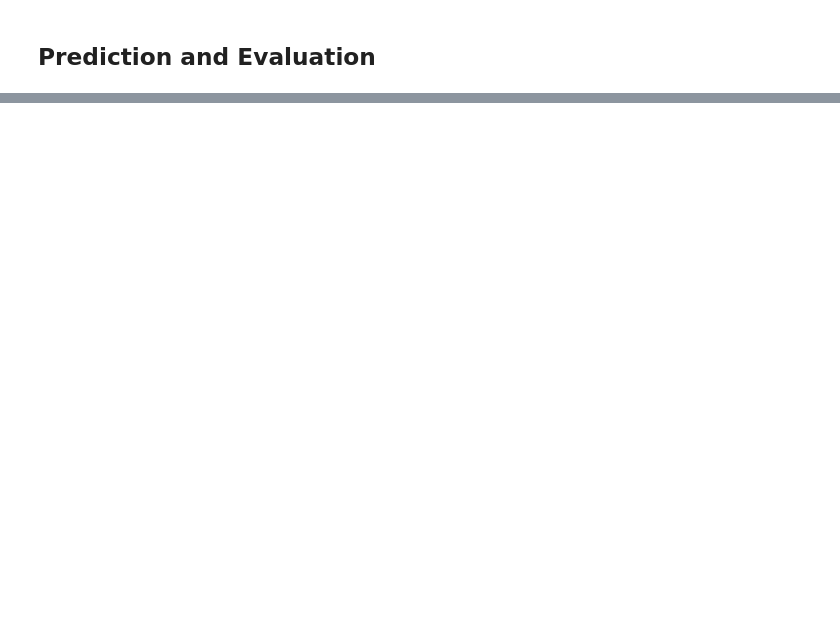
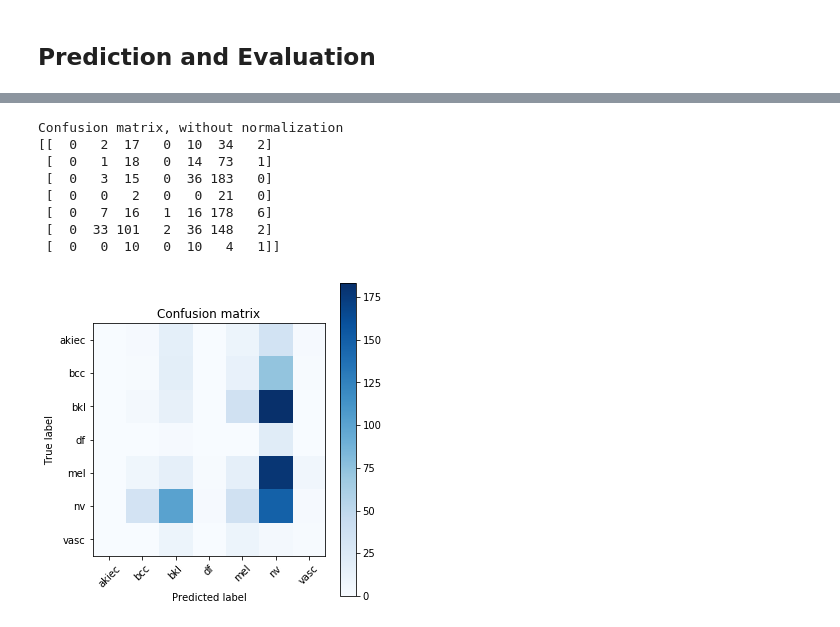
Before and after one commit to saranshmanu/Dermatologist-AI, a Jupyter notebook: cancer_detection.ipynb, the cells around one changed output, grey strips where cells are left out. Saved outputs shown, nothing was run; the diff lists cells and outputs as text; code cells hidden in the pictures; blank space fills up the shorter version.

Commit message:
Created the confusion matrix graph to evaluate the performance of the trained model

```diff
--- a/cancer_detection.ipynb
+++ b/cancer_detection.ipynb
@@ -306,0 +260,6 @@ print(result)
+# %%
+from keras.models import load_model
+saved_model = load_model('model.h5')
+y_true = test_batches.classes
+predictions = saved_model.predict_generator(test_batches, steps=test_batches_size, verbose=1)
+print(len(predictions), len(y_true))
@@ -306,0 +269,35 @@ print(result)
+# %%
+y = [i.argmax() for i in predictions]
+# %%
+from sklearn.metrics import confusion_matrix
+def plot_confusion_matrix(cm, classes, normalize=False, title='Confusion matrix', cmap=plt.cm.Blues):
+    if normalize:
+        cm = cm.astype('float') / cm.sum(axis=1)[:, np.newaxis]
+        print("Normalized confusion matrix")
+    else:
+        print('Confusion matrix, without normalization')
+    print(cm)
+    plt.imshow(cm, interpolation='nearest', cmap=cmap)
+    plt.title(title)
+    plt.colorbar()
+    tick_marks = np.arange(len(classes))
+    plt.xticks(tick_marks, classes, rotation=45)
+    plt.yticks(tick_marks, classes)
+    plt.ylabel('True label')
+    plt.xlabel('Predicted label')
+    plt.tight_layout()
+
+
+cm = confusion_matrix(y_true, y)
+cm_plot_labels = ['akiec', 'bcc', 'bkl', 'df', 'mel','nv', 'vasc']
+plot_confusion_matrix(cm, cm_plot_labels)
+# %% [output]
+Confusion matrix, without normalization
+[[  0   2  17   0  10  34   2]
+ [  0   1  18   0  14  73   1]
+ [  0   3  15   0  36 183   0]
+ [  0   0   2   0   0  21   0]
+ [  0   7  16   1  16 178   6]
+ [  0  33 101   2  36 148   2]
+ [  0   0  10   0  10   4   1]]
+[figure, added]
```
Also changed, not shown: parts of 11 cells of this notebook, 1 other file.
